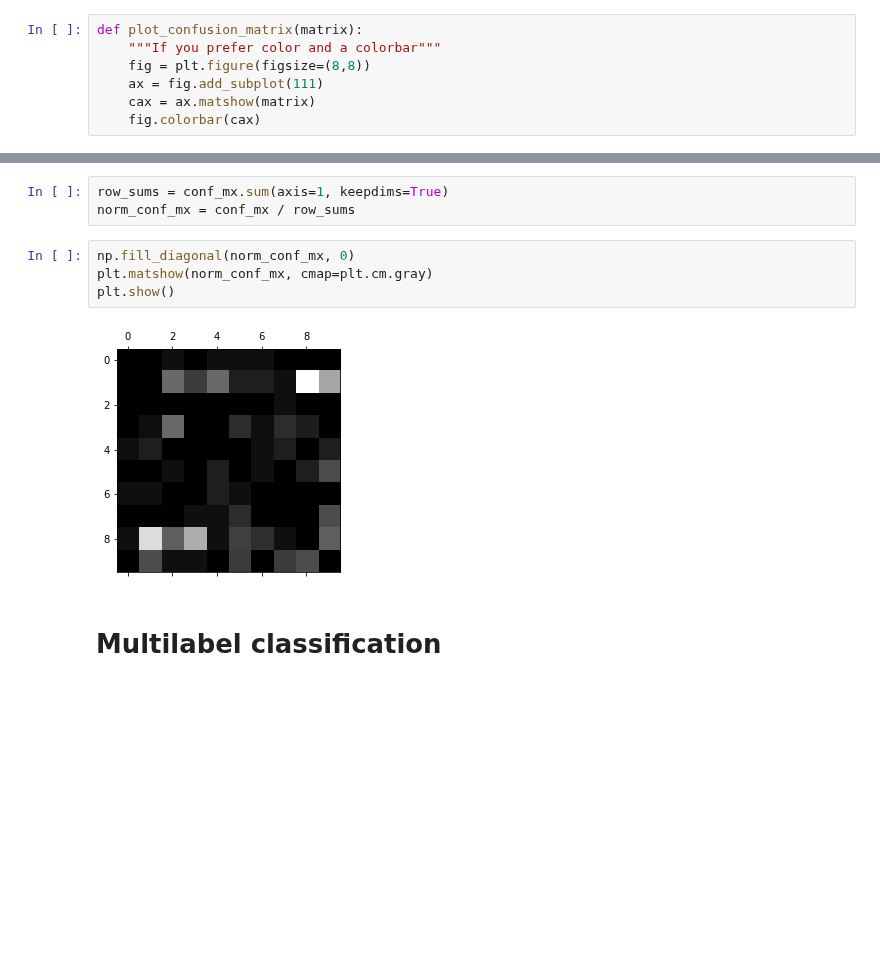
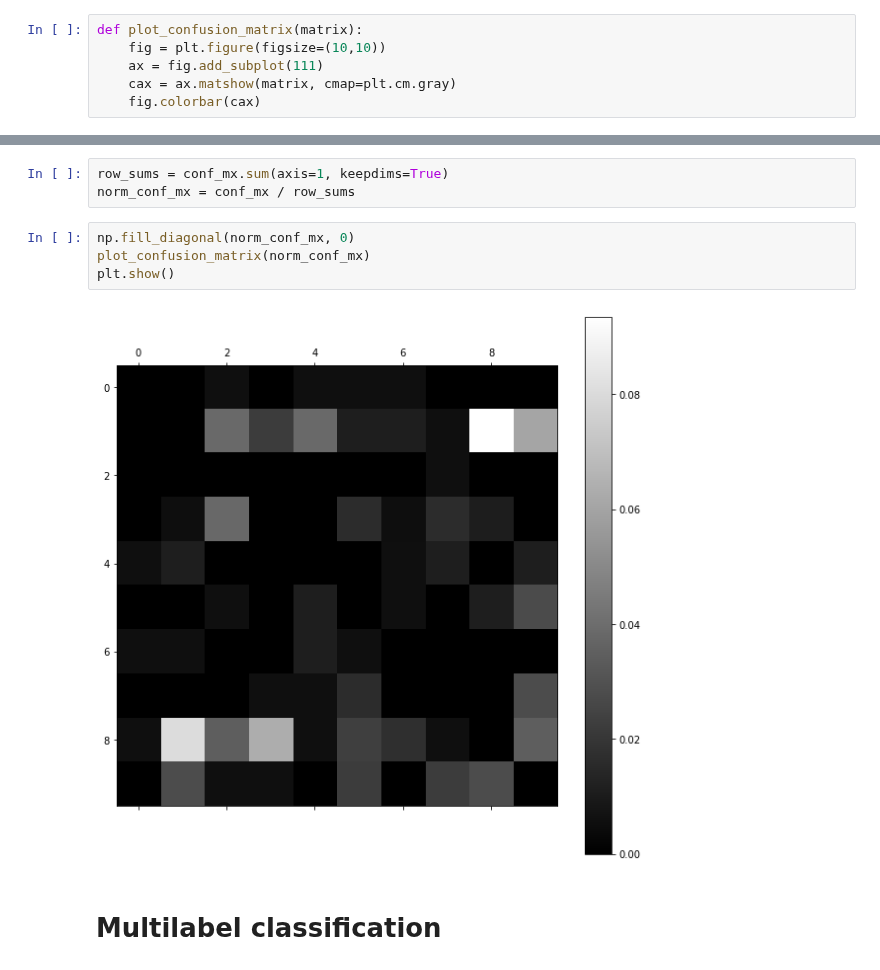
Before and after one commit to richss/cs455-ml-demos, a Jupyter notebook: DigitsDemo.ipynb, the cells around one changed output, grey strips where cells are left out. Cells and saved outputs as stored; diff of their text form; blank space fills up the shorter version.

Commit message:
Updated confusion matrix plot code in digits demo.

```diff
--- a/DigitsDemo.ipynb
+++ b/DigitsDemo.ipynb
@@ -121,9 +121,8 @@ array([[174,   0,   1,   0,   1,   1,   1,   0,   0,   0],
        [  0,   5,   1,   1,   0,   4,   0,   4,   5, 160]], dtype=int64)
 # %%
 def plot_confusion_matrix(matrix):
-    """If you prefer color and a colorbar"""
-    fig = plt.figure(figsize=(8,8))
+    fig = plt.figure(figsize=(10,10))
     ax = fig.add_subplot(111)
-    cax = ax.matshow(matrix)
+    cax = ax.matshow(matrix, cmap=plt.cm.gray)
     fig.colorbar(cax)
 # %%
@@ -136,10 +135,10 @@ row_sums = conf_mx.sum(axis=1, keepdims=True)
 norm_conf_mx = conf_mx / row_sums
 # %%
 np.fill_diagonal(norm_conf_mx, 0)
-plt.matshow(norm_conf_mx, cmap=plt.cm.gray)
+plot_confusion_matrix(norm_conf_mx)
 plt.show()
 # %% [output]
-[figure, old version]
+[figure, new version]
 # %% [markdown]
 # Multilabel classification
 # %%
```
Also changed, not shown: parts of 5 cells of this notebook.
